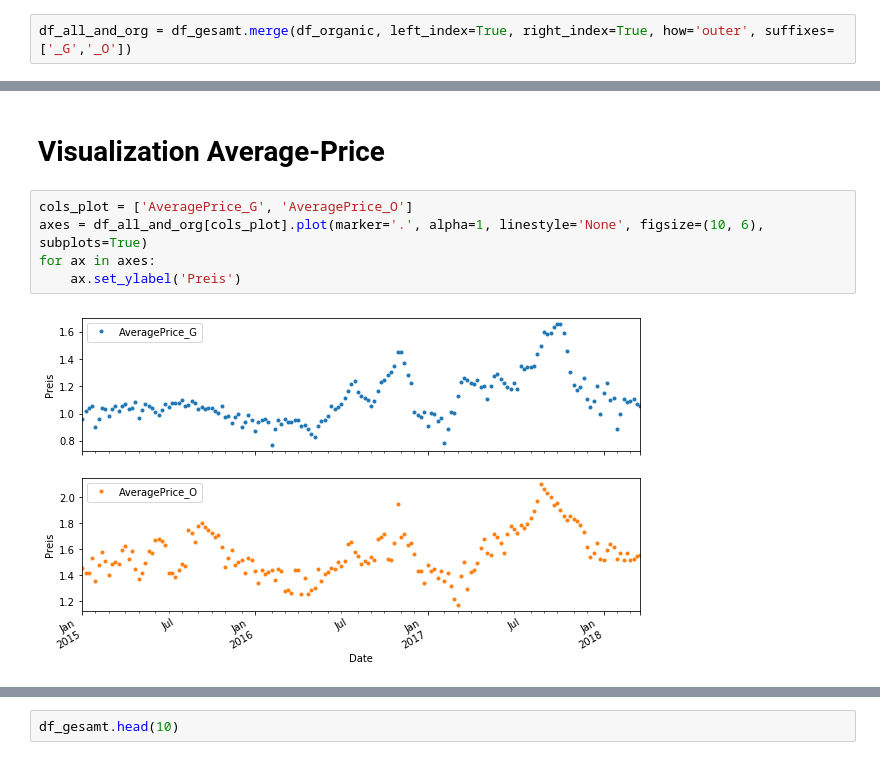
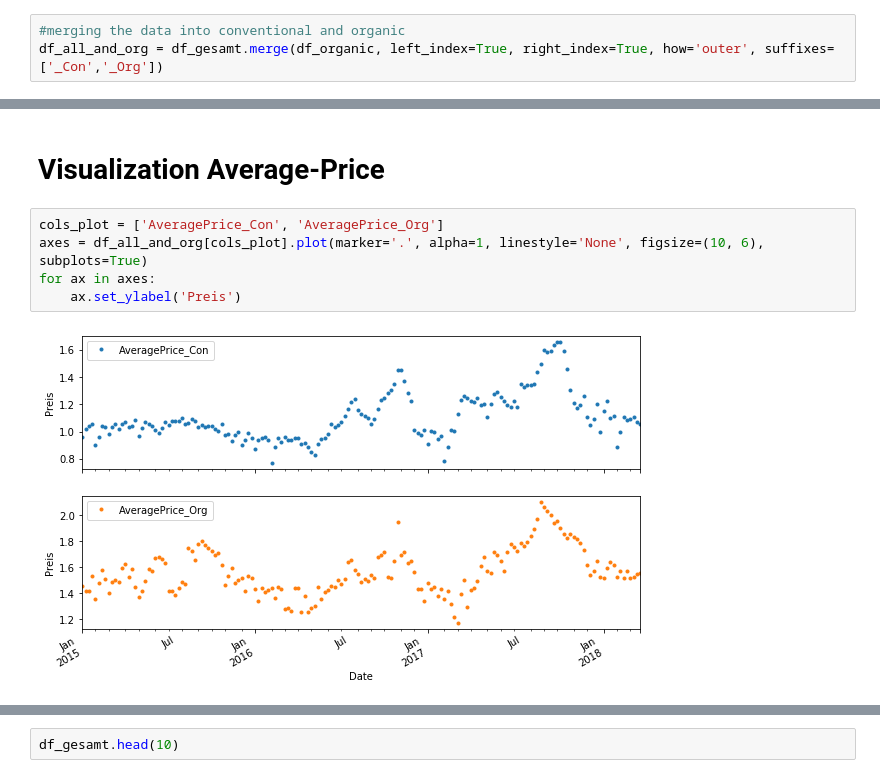
Before and after one commit to Hoda-MA/Avocado-Pricing-in-USA-Timeseries-Analysis, a Jupyter notebook: Avoc3 -TimeSeries-Correlation-checkpoint.ipynb, the cells around one changed output, grey strips where cells are left out. Saved outputs shown, nothing was run; the diff lists cells and outputs as text.

```diff
--- a/Avoc3 -TimeSeries-Correlation-checkpoint.ipynb
+++ b/Avoc3 -TimeSeries-Correlation-checkpoint.ipynb
@@ -146,4 +147,5 @@ The No. of Total Columns: 169.
 | #Uniques | 169 |
 | dtypes | float64 |
 # %%
-df_all_and_org = df_gesamt.merge(df_organic, left_index=True, right_index=True, how='outer', suffixes=['_G','_O'])
+#merging the data into conventional and organic
+df_all_and_org = df_gesamt.merge(df_organic, left_index=True, right_index=True, how='outer', suffixes=['_Con','_Org'])
@@ -203,12 +186,12 @@ Index(['AveragePrice_G', 'AveragePrice_O'], dtype='object')
 # %% [markdown]
 # Visualization Average-Price
 # %%
-cols_plot = ['AveragePrice_G', 'AveragePrice_O']
+cols_plot = ['AveragePrice_Con', 'AveragePrice_Org']
 axes = df_all_and_org[cols_plot].plot(marker='.', alpha=1, linestyle='None', figsize=(10, 6), subplots=True)
 for ax in axes:
     ax.set_ylabel('Preis')
 # %% [output]
-[figure, old version]
+[figure, new version]
 # %%
 plt.rcParams['figure.figsize'] = [15, 6]
 fig = plt.figure()
```
Also changed, not shown: parts of 24 cells of this notebook.
